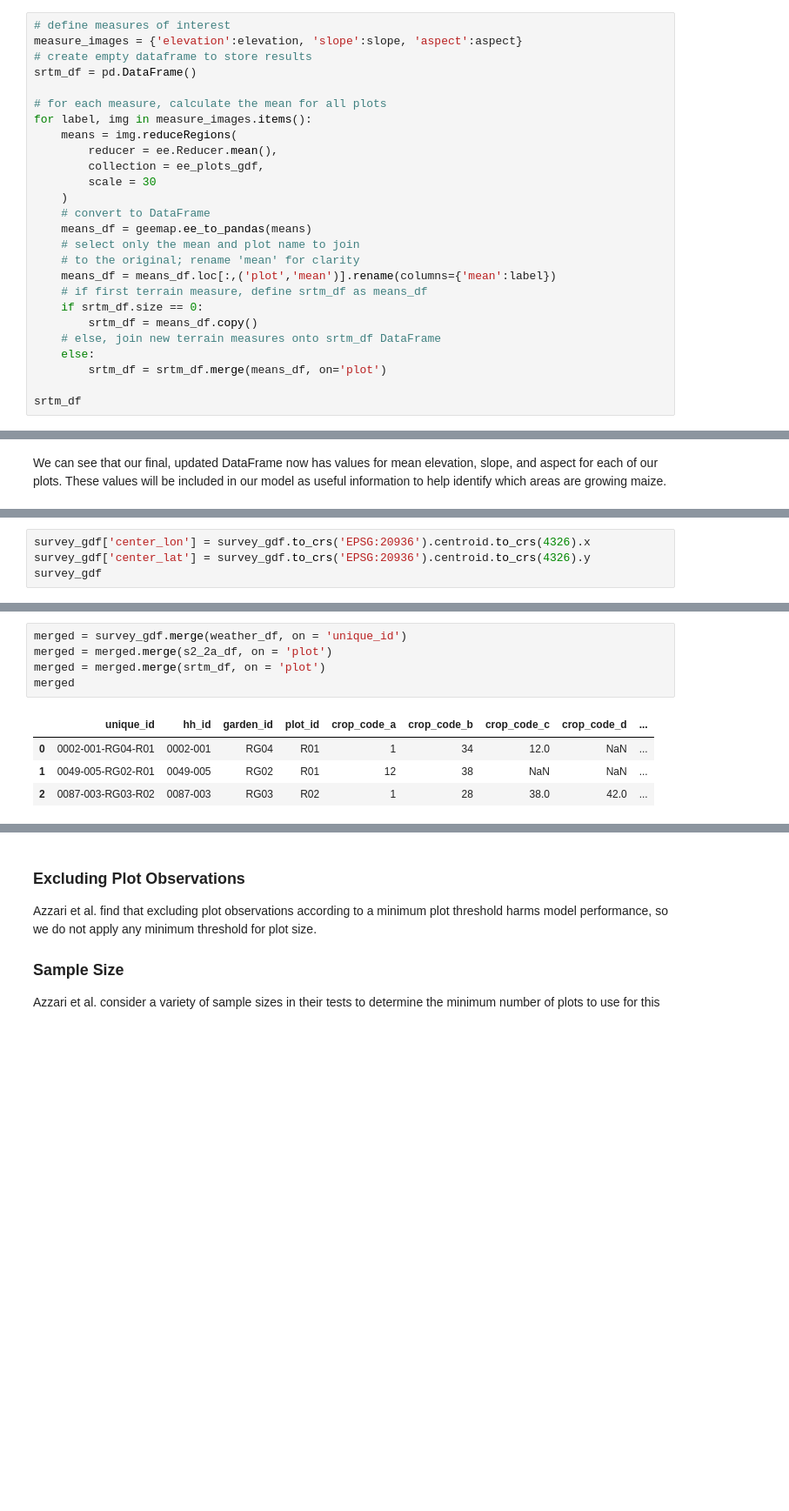
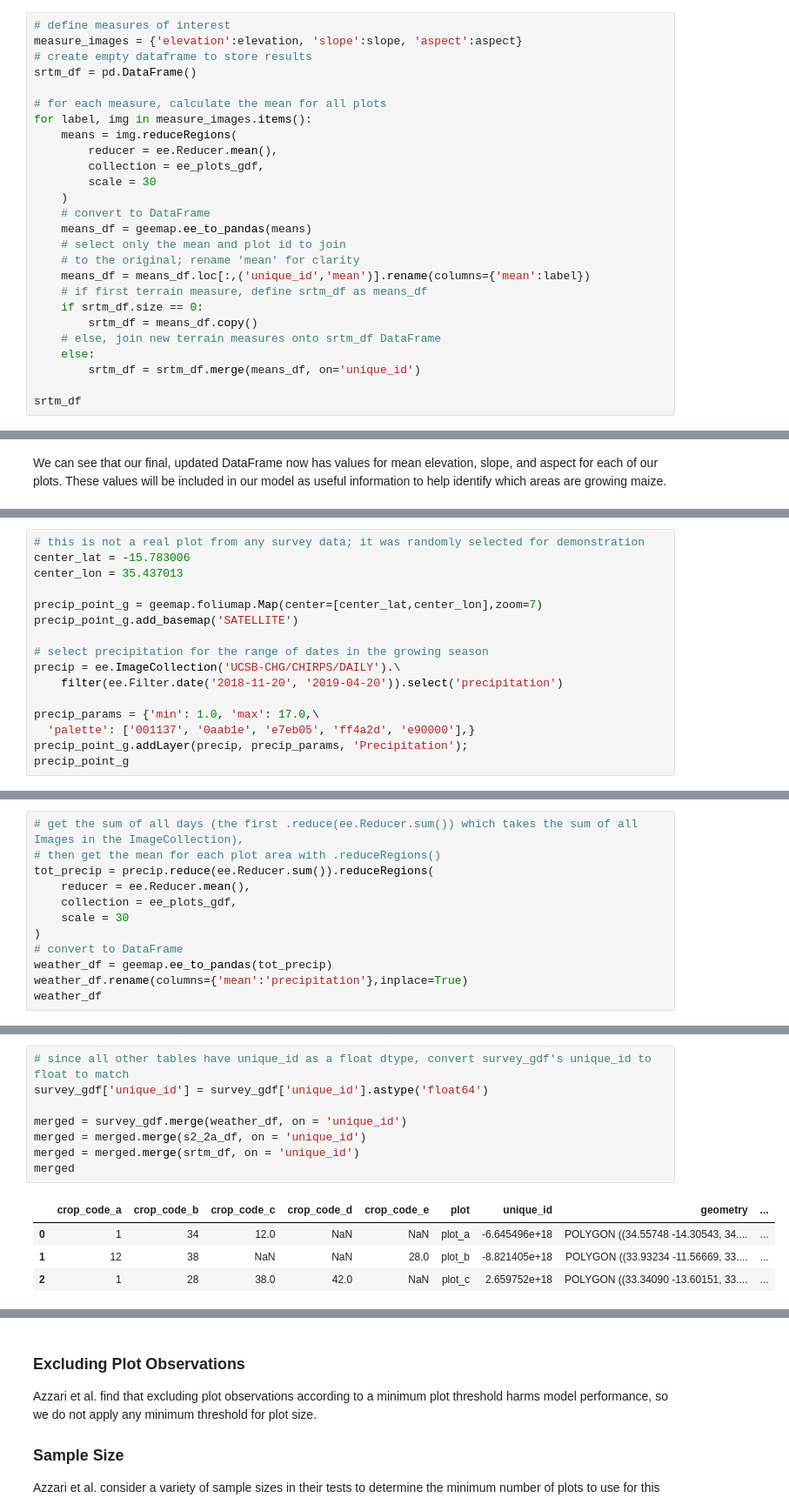
Before and after one commit to Geo4Dev/Satellite-Crop-Type-Mapping, a Jupyter notebook: Satellite Crop Mapping.ipynb, the cells around one changed output, grey strips where cells are left out. Shown at 87% size. Saved outputs shown, nothing was run; the diff lists cells and outputs as text; blank space fills up the shorter version.

```diff
--- a/Satellite Crop Mapping.ipynb
+++ b/Satellite Crop Mapping.ipynb
@@ -1125,15 +1114,15 @@ for label, img in measure_images.items():
     )
     # convert to DataFrame
     means_df = geemap.ee_to_pandas(means)
-    # select only the mean and plot name to join
+    # select only the mean and plot id to join
     # to the original; rename 'mean' for clarity
-    means_df = means_df.loc[:,('plot','mean')].rename(columns={'mean':label})
+    means_df = means_df.loc[:,('unique_id','mean')].rename(columns={'mean':label})
     # if first terrain measure, define srtm_df as means_df
     if srtm_df.size == 0:
         srtm_df = means_df.copy()
     # else, join new terrain measures onto srtm_df DataFrame
     else:
-        srtm_df = srtm_df.merge(means_df, on='plot')
+        srtm_df = srtm_df.merge(means_df, on='unique_id')
 
 srtm_df
 # %% [output]
@@ -1239,4 +1134,0 @@ To build our for loop, which will be more useful for large collections of plots,
-# %%
-survey_gdf['center_lon'] = survey_gdf.to_crs('EPSG:20936').centroid.to_crs(4326).x
-survey_gdf['center_lat'] = survey_gdf.to_crs('EPSG:20936').centroid.to_crs(4326).y
-survey_gdf
@@ -1359,0 +1149,16 @@ Growing Degree Days 5
+# %%
+# this is not a real plot from any survey data; it was randomly selected for demonstration
+center_lat = -15.783006
+center_lon = 35.437013
+
+precip_point_g = geemap.foliumap.Map(center=[center_lat,center_lon],zoom=7)
+precip_point_g.add_basemap('SATELLITE')
+
+# select precipitation for the range of dates in the growing season
+precip = ee.ImageCollection('UCSB-CHG/CHIRPS/DAILY').\
+    filter(ee.Filter.date('2018-11-20', '2019-04-20')).select('precipitation')
+
+precip_params = {'min': 1.0, 'max': 17.0,\
+  'palette': ['001137', '0aab1e', 'e7eb05', 'ff4a2d', 'e90000'],}
+precip_point_g.addLayer(precip, precip_params, 'Precipitation');
+precip_point_g
@@ -1359,0 +1169,12 @@ Growing Degree Days 5
+# %%
+# get the sum of all days (the first .reduce(ee.Reducer.sum()) which takes the sum of all Images in the ImageCollection),
+# then get the mean for each plot area with .reduceRegions()
+tot_precip = precip.reduce(ee.Reducer.sum()).reduceRegions(
+    reducer = ee.Reducer.mean(),
+    collection = ee_plots_gdf,
+    scale = 30
+)
+# convert to DataFrame
+weather_df = geemap.ee_to_pandas(tot_precip)
+weather_df.rename(columns={'mean':'precipitation'},inplace=True)
+weather_df
@@ -1367,12 +1193,15 @@ In order to utilize all our information in a random forest model, we'll need to
 
 We'll need to perform three `pd.merge()` commands to combine all 4 tables.
 # %%
+# since all other tables have unique_id as a float dtype, convert survey_gdf's unique_id to float to match
+survey_gdf['unique_id'] = survey_gdf['unique_id'].astype('float64')
+
 merged = survey_gdf.merge(weather_df, on = 'unique_id')
-merged = merged.merge(s2_2a_df, on = 'plot')
-merged = merged.merge(srtm_df, on = 'plot')
+merged = merged.merge(s2_2a_df, on = 'unique_id')
+merged = merged.merge(srtm_df, on = 'unique_id')
 merged
 # %% [output]
-|  | unique_id | hh_id | garden_id | plot_id | crop_code_a | crop_code_b | crop_code_c | crop_code_d | ... |
-| 0 | 0002-001-RG04-R01 | 0002-001 | RG04 | R01 | 1 | 34 | 12.0 | NaN | ... |
-| 1 | 0049-005-RG02-R01 | 0049-005 | RG02 | R01 | 12 | 38 | NaN | NaN | ... |
-| 2 | 0087-003-RG03-R02 | 0087-003 | RG03 | R02 | 1 | 28 | 38.0 | 42.0 | ... |
+|  | crop_code_a | crop_code_b | crop_code_c | crop_code_d | crop_code_e | plot | unique_id | geometry | ... |
+| 0 | 1 | 34 | 12.0 | NaN | NaN | plot_a | -6.645496e+18 | POLYGON ((34.55748 -14.30543, 34.... | ... |
+| 1 | 12 | 38 | NaN | NaN | 28.0 | plot_b | -8.821405e+18 | POLYGON ((33.93234 -11.56669, 33.... | ... |
+| 2 | 1 | 28 | 38.0 | 42.0 | NaN | plot_c | 2.659752e+18 | POLYGON ((33.34090 -13.60151, 33.... | ... |
```
Also changed, not shown: parts of 66 cells of this notebook, 10 other files.
